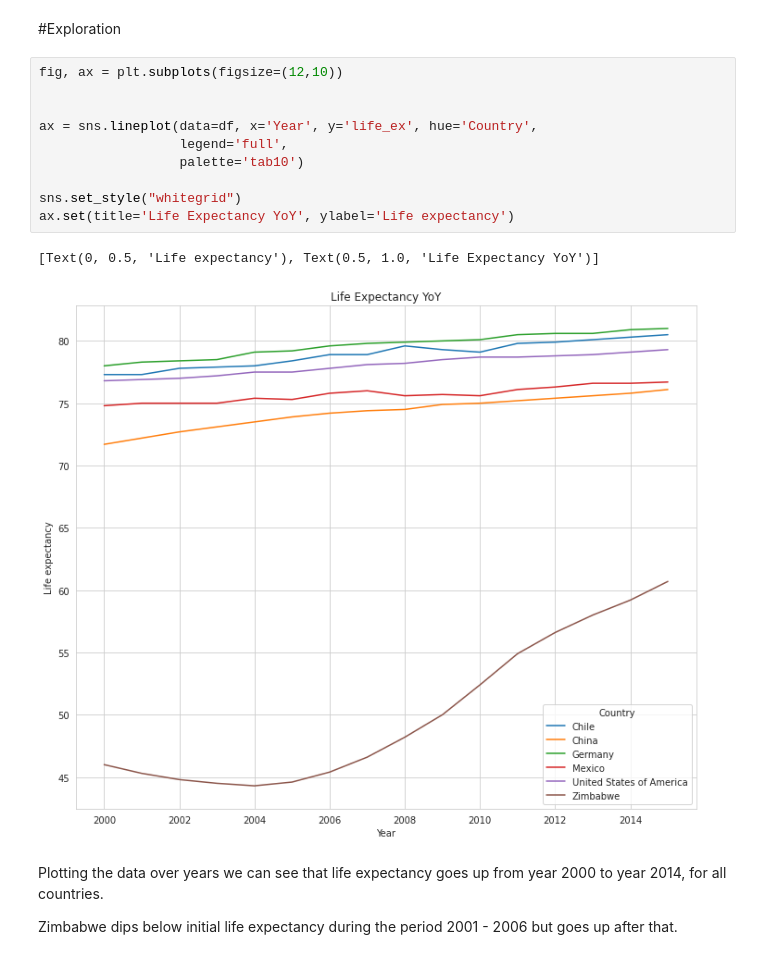
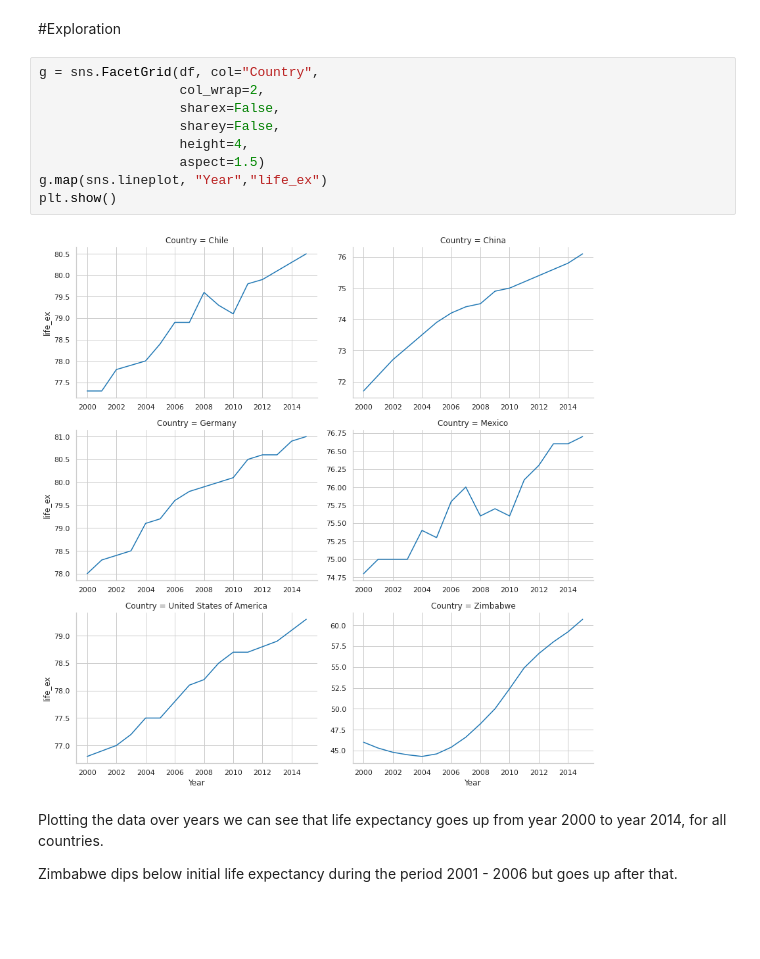
Before and after one commit to andykjb/life_expectancy_gdp, a Jupyter notebook: life_expectancy_gdp.ipynb, the cells around one changed output. Cells and saved outputs as stored; diff of their text form; blank space fills up the shorter version.

```diff
--- a/life_expectancy_gdp.ipynb
+++ b/life_expectancy_gdp.ipynb
@@ -49,19 +49,17 @@ df.tail()
 df = df.rename(columns={'Life expectancy at birth (years)': 'life_ex'})
 # %% [markdown]
 #Exploration
-# %%
-fig, ax = plt.subplots(figsize=(12,10))
-
-
-ax = sns.lineplot(data=df, x='Year', y='life_ex', hue='Country',
-                  legend='full',
-                  palette='tab10')
-
-sns.set_style("whitegrid")
-ax.set(title='Life Expectancy YoY', ylabel='Life expectancy')
-# %% [output]
-[Text(0, 0.5, 'Life expectancy'), Text(0.5, 1.0, 'Life Expectancy YoY')]
-[figure, removed]
+# %%
+g = sns.FacetGrid(df, col="Country",
+                  col_wrap=2,
+                  sharex=False,
+                  sharey=False,
+                  height=4,
+                  aspect=1.5)
+g.map(sns.lineplot, "Year","life_ex")
+plt.show()
+# %% [output]
+[figure, added]
 # %% [markdown]
 Plotting the data over years we can see that life expectancy goes up from year 2000 to year 2014, for all countries.
 
```
Also changed, not shown: parts of 11 cells of this notebook.
